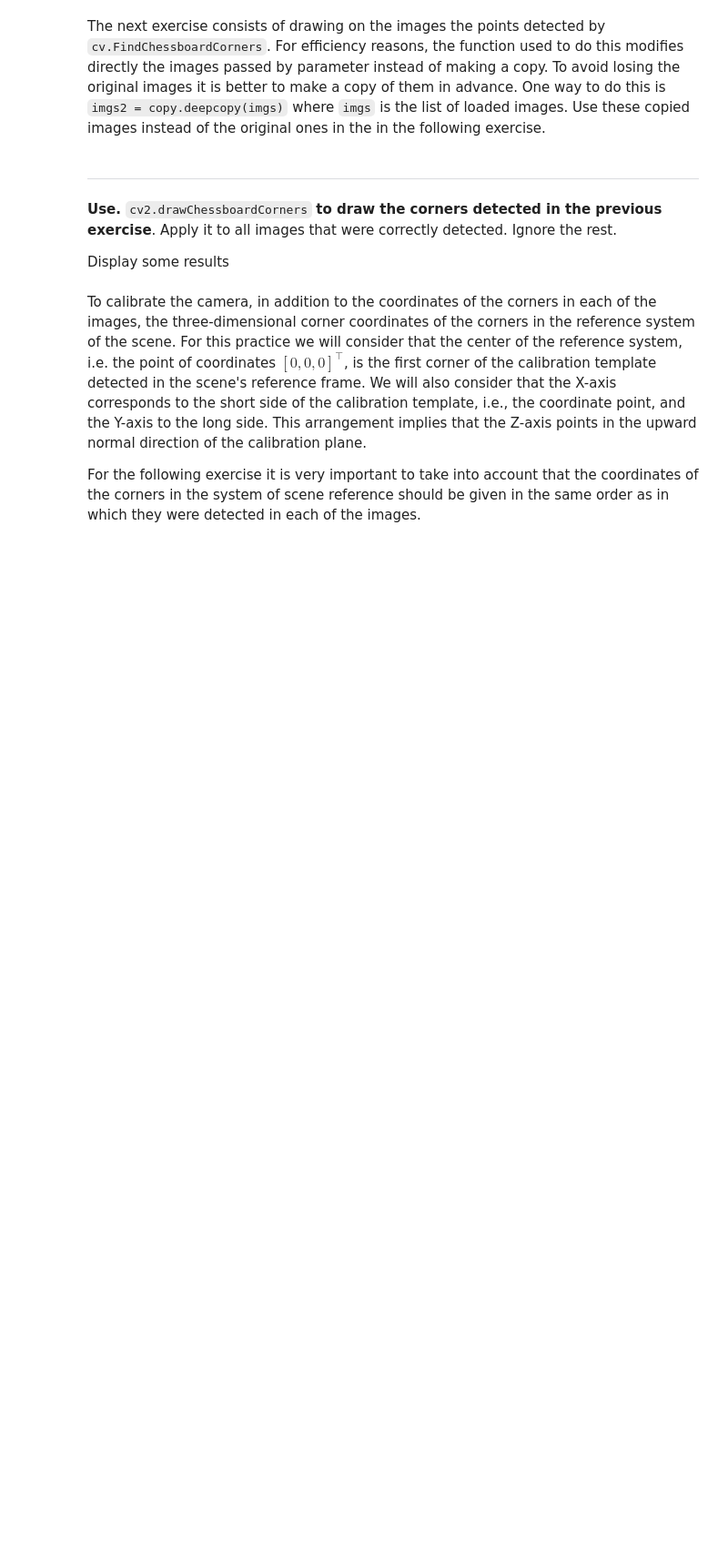
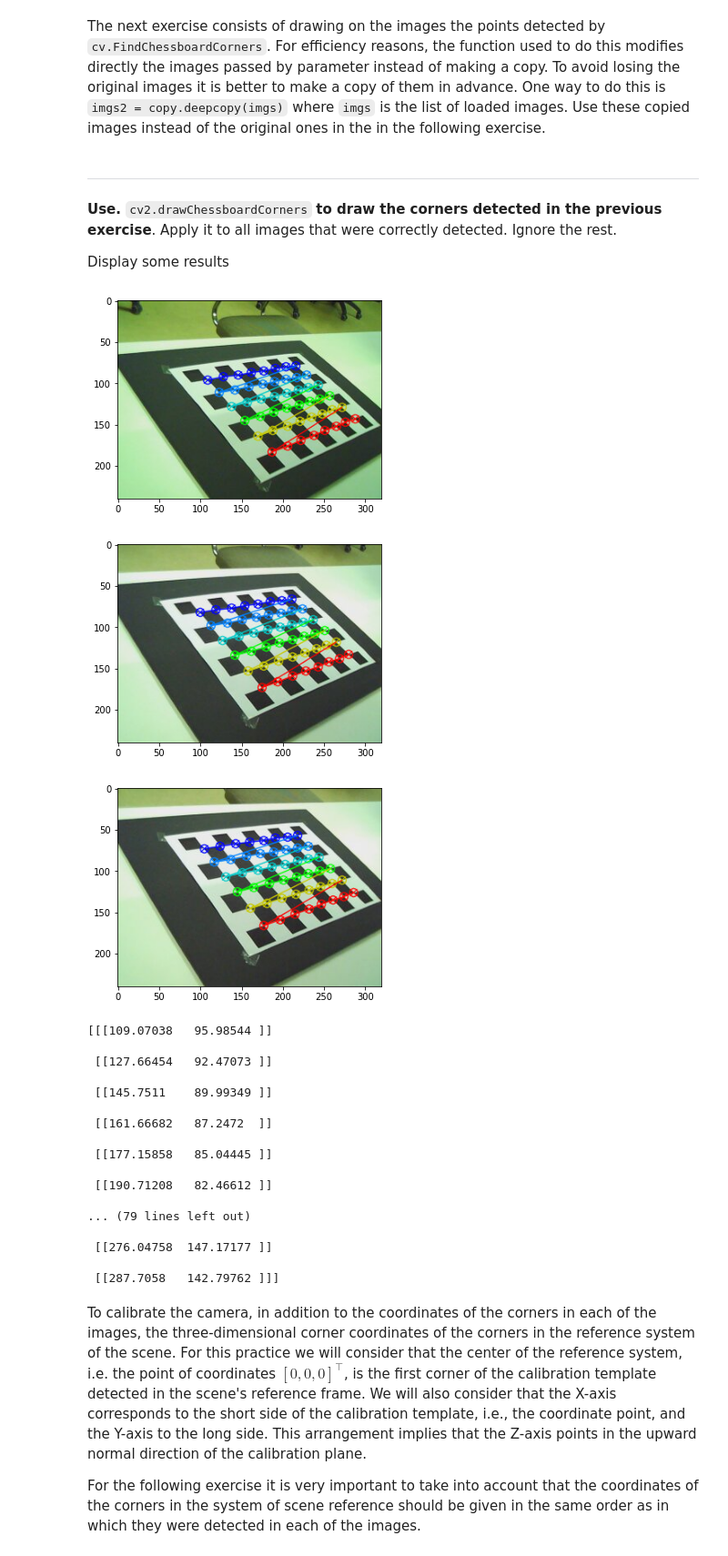
Before and after one commit to Javirios03/Vision_Ordenador, a Jupyter notebook: 1 - Calibración de Cámaras/practica1-calibracion to-do.ipynb, the cells around one changed output. Shown at 91% size. Cells and saved outputs as stored; diff of their text form; code cells hidden in the pictures; blank space fills up the shorter version.

Commit message:
Left done

```diff
--- a/1 - Calibración de Cámaras/practica1-calibracion to-do.ipynb
+++ b/1 - Calibración de Cámaras/practica1-calibracion to-do.ipynb
@@ -37,3 +22,3 @@ Requirement already satisfied: pillow>=8.3.2 in c:\users\jglju\appdata\local\pac
 # %%
-filenames = #get a list of all images from the left camera
+filenames = glob.glob('left/*.jpg')
 imgs = load_images(filenames)
@@ -72,6 +39,9 @@ i.e. if the first element of the tuple is 1.
 #CALCULAR en la variable "corners" el valor de las posiciones de las esquinas de los patrones ilustrados en las imágenes
 #utilizando la función de openCV "findChessboardCorners". Ten en cuenta que esta función se deberá ejecutar por todas las
 #imágenes de tu set de calibración y que hay que tener en cuenta el tamaño del tablero que es (8,6)
+corners = []
+for i in range(len(imgs)):
+    corners.append(cv2.findChessboardCorners(imgs[i], (8,6),None))
 # %%
 # OPTIONAL => cornerSubPix is a destructive function. so we need to copy corners to avoid data loss
 corners2 = copy.deepcopy(corners)
@@ -99,8 +69,36 @@ Display some results
 # %%
 imgs2 = copy.deepcopy(imgs)
 
 #IMPLEMENTAR la función "drawChessboardCorners" de openCV para visualizar las esquinas detectadas de los patrones de calibración
 #Muestra al menos 3 imágenes originales y sus respectivas salidas de la función de openCV
+for i in range(1,4):
+    cv2.drawChessboardCorners(imgs2[i],(8,6),corners[i][1],True)
+    plt.figure()
+    plt.imshow(imgs2[i])
+    plt.show()
+
+print(corners[1][1])
+# %% [output]
+[figure, added]
+[figure, added]
+[figure, added]
+[[[109.07038   95.98544 ]]
+
+ [[127.66454   92.47073 ]]
+
+ [[145.7511    89.99349 ]]
+
+ [[161.66682   87.2472  ]]
+
+ [[177.15858   85.04445 ]]
+
+ [[190.71208   82.46612 ]]
+
+... (79 lines left out)
+
+ [[276.04758  147.17177 ]]
+
+ [[287.7058   142.79762 ]]]
 # %% [markdown]
 To calibrate the camera, in addition to the coordinates of the corners in each of the images, the three-dimensional corner coordinates of the corners in the reference system of the scene.
  For this practice we will consider that the center of the reference system, i.e. the
```
Also changed, not shown: parts of 5 cells of this notebook, 1 other file.
